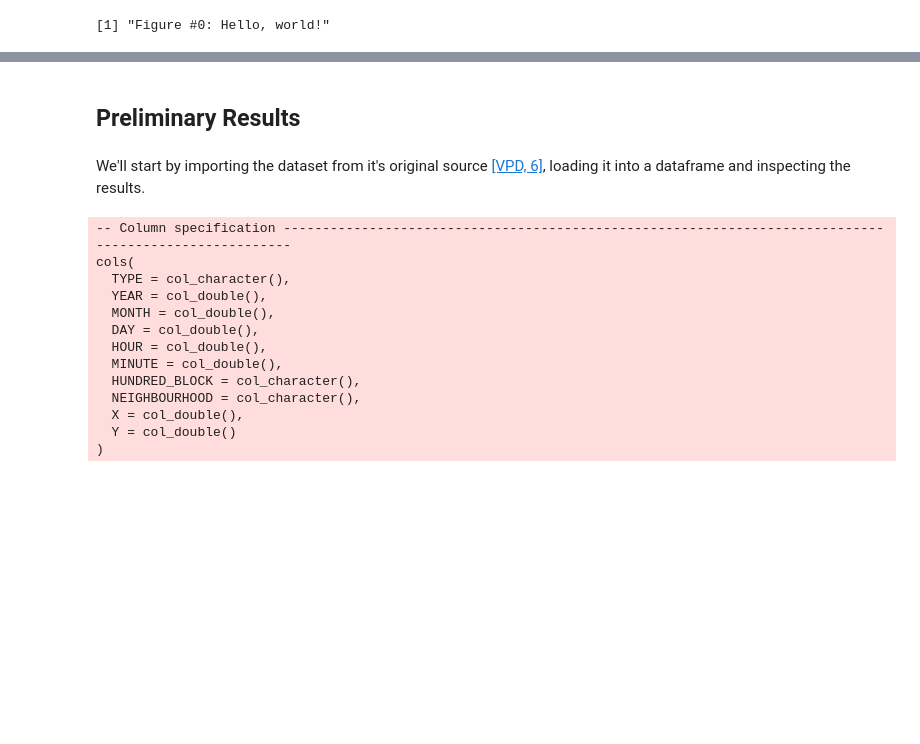
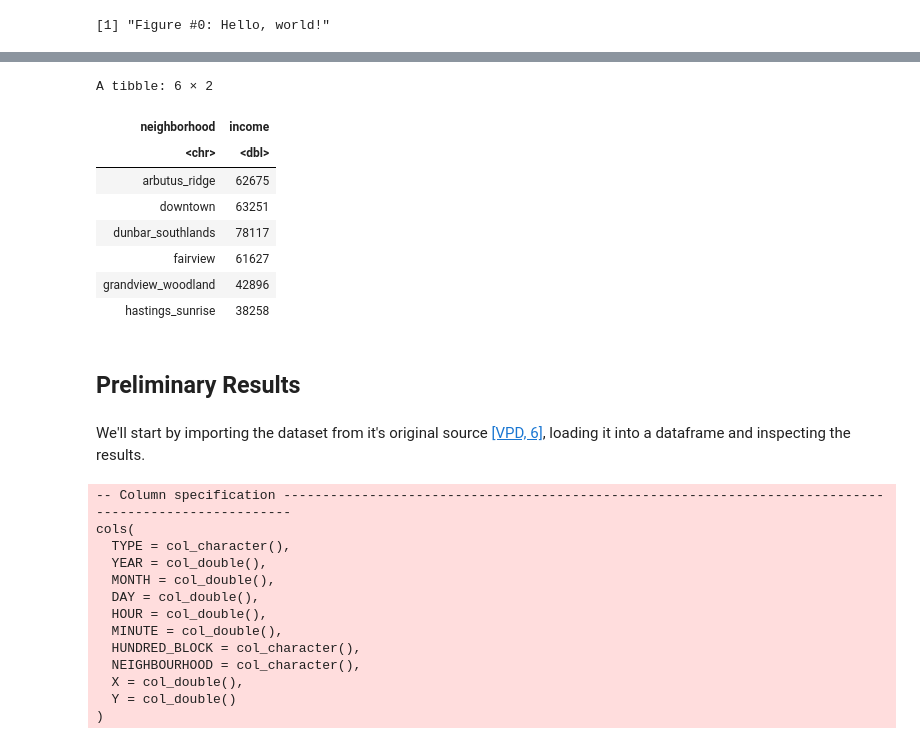
Before and after one commit to adammitha/STAT201-group-project, a Jupyter notebook: code/project-final.ipynb, the cells around one changed output, grey strips where cells are left out. Saved outputs shown, nothing was run; the diff lists cells and outputs as text; code cells hidden in the pictures; blank space fills up the shorter version.

```diff
--- a/code/project-final.ipynb
+++ b/code/project-final.ipynb
@@ -131,6 +116,18 @@ $$ p_i = 1 - q_i $$
 We will also look at creating a confidence interval for the standard deviation of our proportion estimate as well, but this won't be the focus of our analysis [[Piazza, 7]](https://piazza.com/class/kjqe81ynudx2rm?cid=169).
 
 - [ ] todo: get rid of this
+# %%
+head(neighbourhood_income)
+# %% [output]
+A tibble: 6 × 2
+| neighborhood | income |
+| <chr> | <dbl> |
+| arbutus_ridge | 62675 |
+| downtown | 63251 |
+| dunbar_southlands | 78117 |
+| fairview | 61627 |
+| grandview_woodland | 42896 |
+| hastings_sunrise | 38258 |
 # %% [markdown]
 ## Preliminary Results
 # %% [markdown]
```
Also changed, not shown: parts of 19 cells of this notebook, 1 other file.
